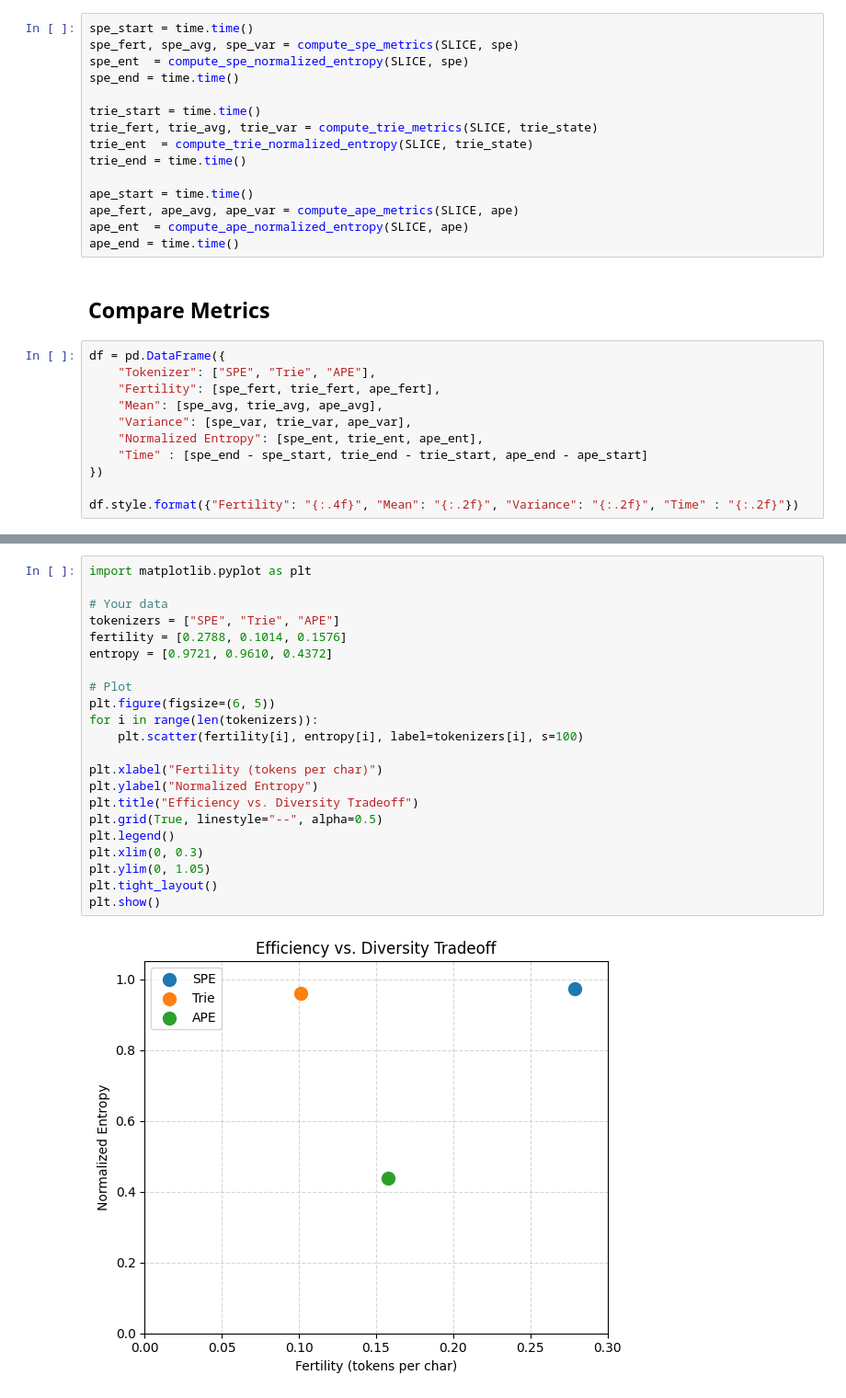
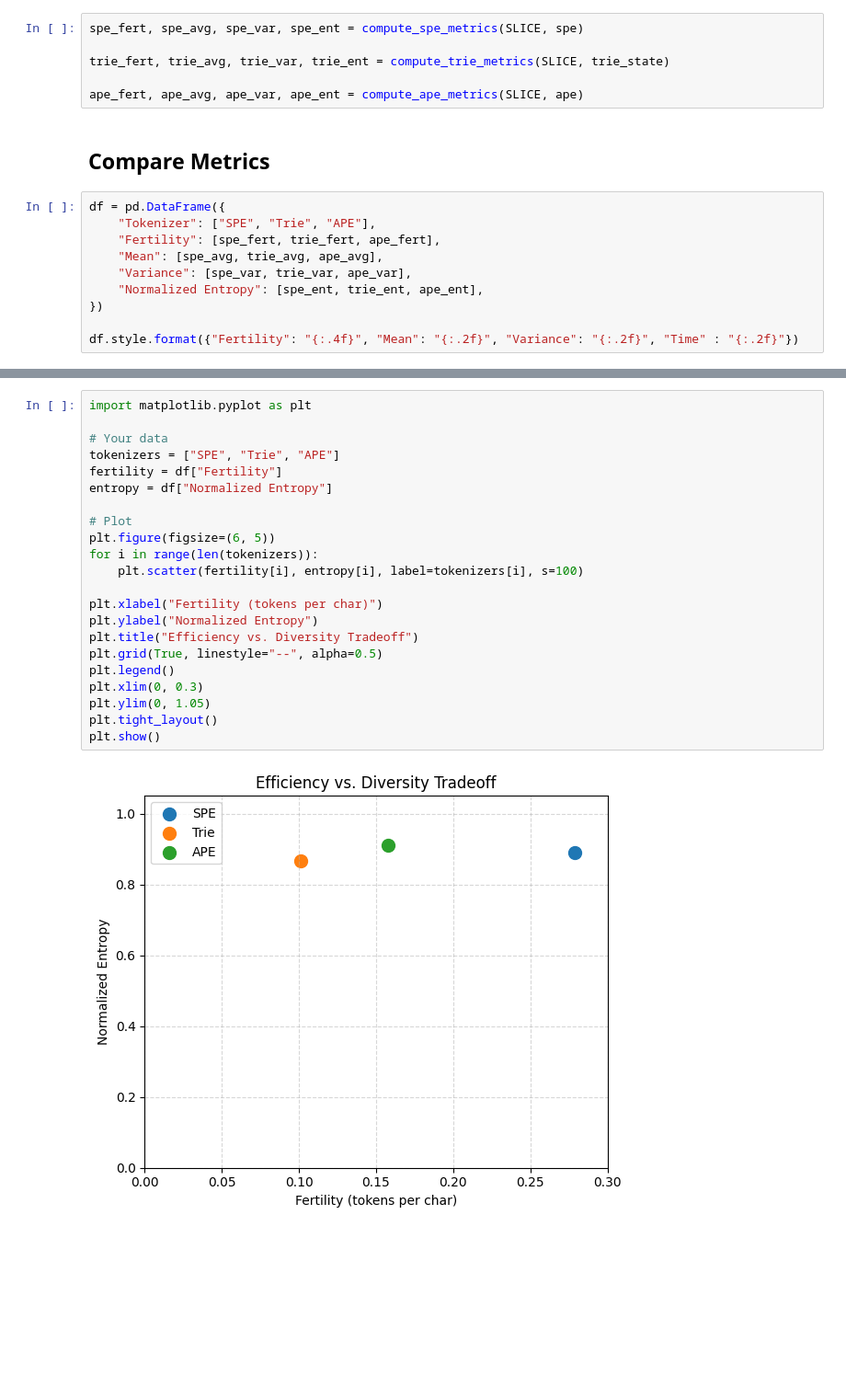
Before and after one commit to BlastCoder/SMILES-Tokenization, a Jupyter notebook: metrics.ipynb, the cells around one changed output, grey strips where cells are left out. Shown at 92% size. Drawn from its saved outputs; the diff is of its cells as text; blank space fills up the shorter version.

```diff
--- a/metrics.ipynb
+++ b/metrics.ipynb
@@ -194,18 +238,9 @@ def compute_trie_normalized_entropy(smiles_list, trie_tokenizer):
 # %%
-spe_start = time.time()
-spe_fert, spe_avg, spe_var = compute_spe_metrics(SLICE, spe)
-spe_ent  = compute_spe_normalized_entropy(SLICE, spe)
-spe_end = time.time()
+spe_fert, spe_avg, spe_var, spe_ent = compute_spe_metrics(SLICE, spe)
 
-trie_start = time.time()
-trie_fert, trie_avg, trie_var = compute_trie_metrics(SLICE, trie_state)
-trie_ent  = compute_trie_normalized_entropy(SLICE, trie_state)
-trie_end = time.time()
+trie_fert, trie_avg, trie_var, trie_ent = compute_trie_metrics(SLICE, trie_state)
 
-ape_start = time.time()
-ape_fert, ape_avg, ape_var = compute_ape_metrics(SLICE, ape)
-ape_ent  = compute_ape_normalized_entropy(SLICE, ape)
-ape_end = time.time()
+ape_fert, ape_avg, ape_var, ape_ent = compute_ape_metrics(SLICE, ape)
 # %% [markdown]
 ## Compare Metrics
 # %%
@@ -215,7 +250,6 @@ df = pd.DataFrame({
     "Mean": [spe_avg, trie_avg, ape_avg],
     "Variance": [spe_var, trie_var, ape_var],
     "Normalized Entropy": [spe_ent, trie_ent, ape_ent],
-    "Time" : [spe_end - spe_start, trie_end - trie_start, ape_end - ape_start]
 })
 
 df.style.format({"Fertility": "{:.4f}", "Mean": "{:.2f}", "Variance": "{:.2f}", "Time" : "{:.2f}"})
@@ -267,24 +301,24 @@ plt.show()
 # %%
 import matplotlib.pyplot as plt
 
 # Your data
 tokenizers = ["SPE", "Trie", "APE"]
-fertility = [0.2788, 0.1014, 0.1576]
-entropy = [0.9721, 0.9610, 0.4372]
+fertility = df["Fertility"]
+entropy = df["Normalized Entropy"]
 
 # Plot
 plt.figure(figsize=(6, 5))
 for i in range(len(tokenizers)):
     plt.scatter(fertility[i], entropy[i], label=tokenizers[i], s=100)
 
 plt.xlabel("Fertility (tokens per char)")
 plt.ylabel("Normalized Entropy")
 plt.title("Efficiency vs. Diversity Tradeoff")
 plt.grid(True, linestyle="--", alpha=0.5)
 plt.legend()
 plt.xlim(0, 0.3)
 plt.ylim(0, 1.05)
 plt.tight_layout()
 plt.show()
 # %% [output]
-[figure, old version]
+[figure, new version]
```
Also changed, not shown: parts of 19 cells of this notebook, 4 other files.
